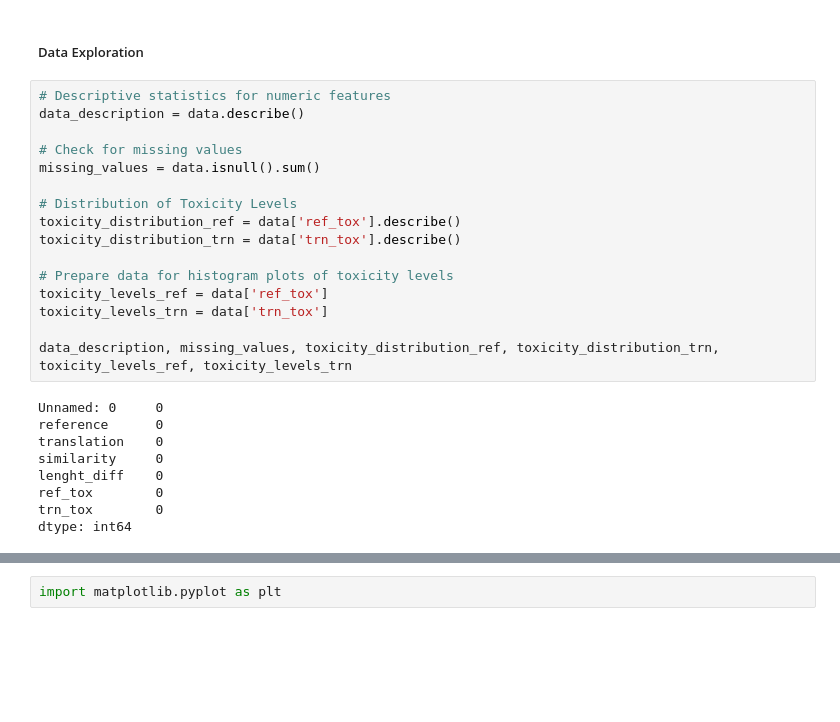
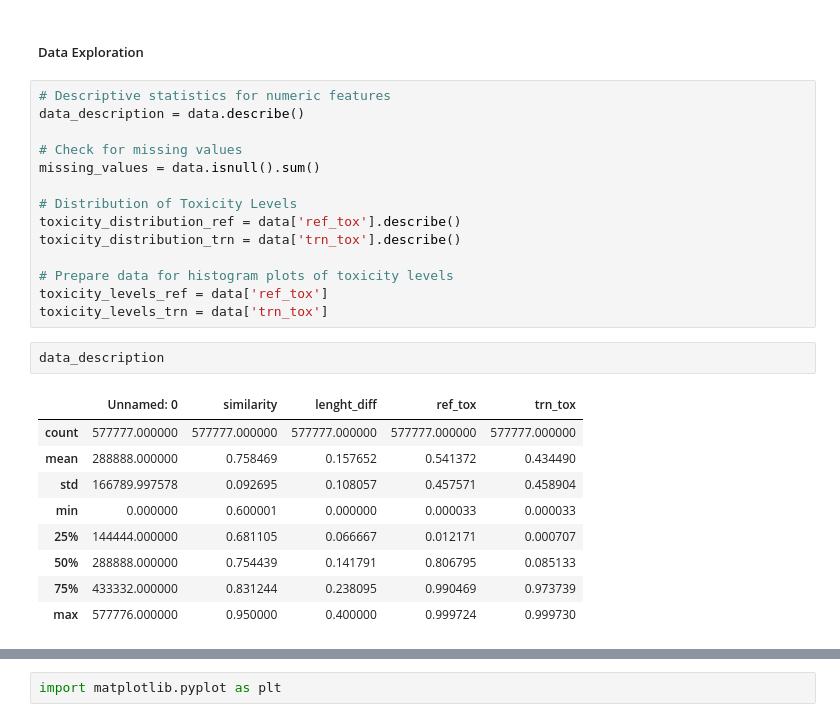
Before and after one commit to BuiniyYarik/Text_De-Toxification, a Jupyter notebook: notebooks/1.0-initial-data-analysis.ipynb, the cells around one changed output, grey strips where cells are left out. Saved outputs shown, nothing was run; the diff lists cells and outputs as text; blank space fills up the shorter version.

```diff
--- a/notebooks/1.0-initial-data-analysis.ipynb
+++ b/notebooks/1.0-initial-data-analysis.ipynb
@@ -29,27 +22,28 @@ data.head()
 # %% [markdown]
 ##### Data Exploration
+# %%
+# Descriptive statistics for numeric features
+data_description = data.describe()
+
+# Check for missing values
+missing_values = data.isnull().sum()
+
+# Distribution of Toxicity Levels
+toxicity_distribution_ref = data['ref_tox'].describe()
+toxicity_distribution_trn = data['trn_tox'].describe()
+
+# Prepare data for histogram plots of toxicity levels
+toxicity_levels_ref = data['ref_tox']
+toxicity_levels_trn = data['trn_tox']
 # %%
-# Descriptive statistics for numeric features
-data_description = data.describe()
-
-# Check for missing values
-missing_values = data.isnull().sum()
-
-# Distribution of Toxicity Levels
-toxicity_distribution_ref = data['ref_tox'].describe()
-toxicity_distribution_trn = data['trn_tox'].describe()
-
-# Prepare data for histogram plots of toxicity levels
-toxicity_levels_ref = data['ref_tox']
-toxicity_levels_trn = data['trn_tox']
-
-data_description, missing_values, toxicity_distribution_ref, toxicity_distribution_trn, toxicity_levels_ref, toxicity_levels_trn
+data_description
 # %% [output]
-Unnamed: 0     0
-reference      0
-translation    0
-similarity     0
-lenght_diff    0
-ref_tox        0
-trn_tox        0
-dtype: int64
+|  | Unnamed: 0 | similarity | lenght_diff | ref_tox | trn_tox |
+| count | 577777.000000 | 577777.000000 | 577777.000000 | 577777.000000 | 577777.000000 |
+| mean | 288888.000000 | 0.758469 | 0.157652 | 0.541372 | 0.434490 |
+| std | 166789.997578 | 0.092695 | 0.108057 | 0.457571 | 0.458904 |
+| min | 0.000000 | 0.600001 | 0.000000 | 0.000033 | 0.000033 |
+| 25% | 144444.000000 | 0.681105 | 0.066667 | 0.012171 | 0.000707 |
+| 50% | 288888.000000 | 0.754439 | 0.141791 | 0.806795 | 0.085133 |
+| 75% | 433332.000000 | 0.831244 | 0.238095 | 0.990469 | 0.973739 |
+| max | 577776.000000 | 0.950000 | 0.400000 | 0.999724 | 0.999730 |
```
Also changed, not shown: parts of 7 cells of this notebook, 3 other files.
